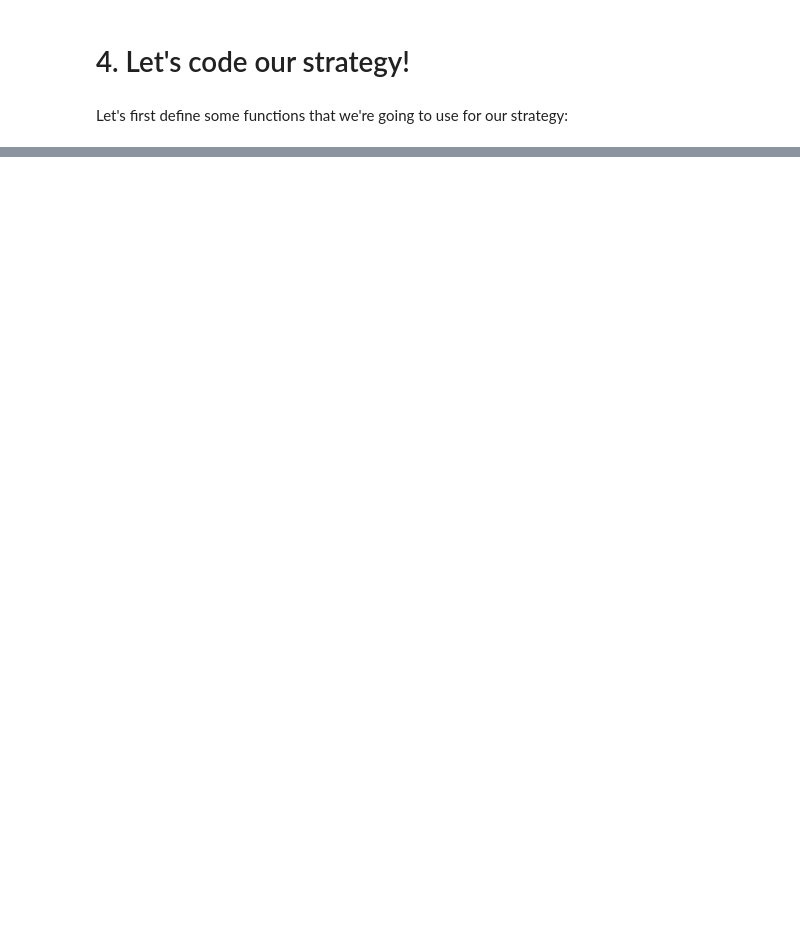
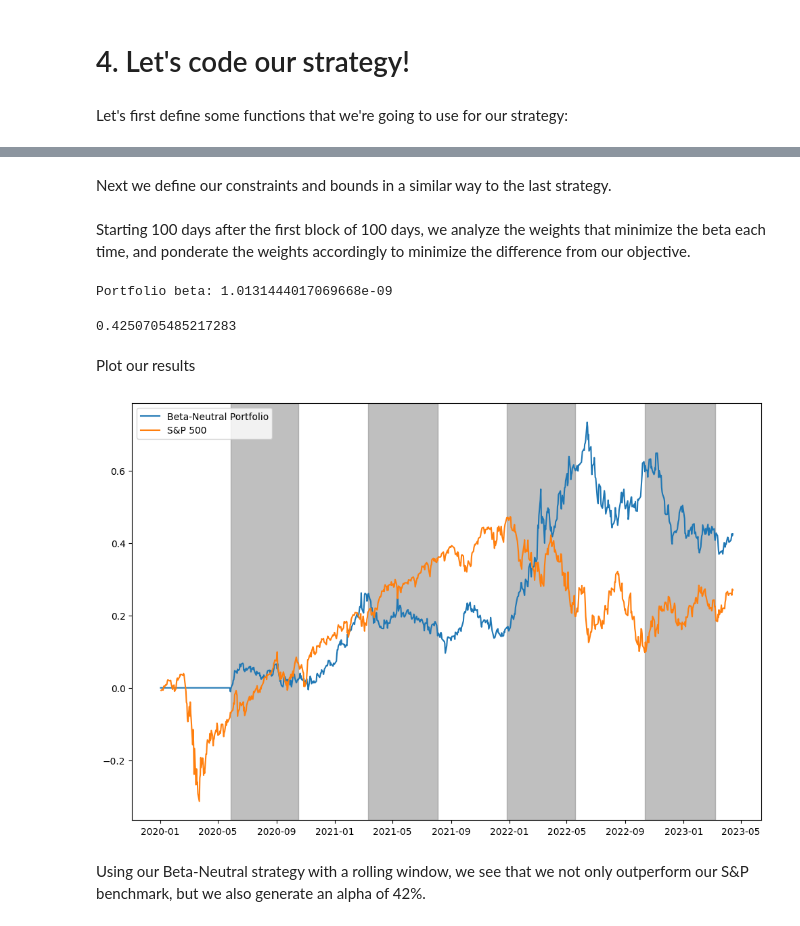
Before and after one commit to CoffeeBeans007/BETANEUT_yt, a Jupyter notebook: BetaNeutral.ipynb, the cells around one changed output, grey strips where cells are left out. Drawn from its saved outputs; the diff is of its cells as text; code cells hidden in the pictures; blank space fills up the shorter version.

```diff
--- a/BetaNeutral.ipynb
+++ b/BetaNeutral.ipynb
@@ -132,0 +220,2 @@ Here, using minimization of beta difference, we realized a positive alpha of 5%
+# %% [markdown]
+Next we define our constraints and bounds in a similar way to the last strategy.
@@ -132,0 +230,50 @@ Here, using minimization of beta difference, we realized a positive alpha of 5%
+# %% [markdown]
+Starting 100 days after the first block of 100 days, we analyze the weights that minimize the beta each time, and ponderate the weights accordingly to minimize the difference from our objective.
+# %%
+
+
+for i in range(100, len(etf_prices)):
+    prices = etf_prices.iloc[i - window_size:i]
+    current_betas = betas.loc[prices.columns, 'Beta']
+    result = minimize(beta_deviation, np.ones(len(current_betas))/len(current_betas), args=(current_betas, 0), constraints=cons, bounds=bounds)
+    weights.append(result.x)
+
+weights = pd.DataFrame(weights, index=etf_prices.index[window_size:], columns=etf_prices.columns)
+
+# Calculate portfolio returns and compare to S&P 500
+portfolio_returns = (etf_prices.pct_change() * weights).sum(axis=1).dropna()
+portfolio_cumulative_returns = (1 + portfolio_returns).cumprod() - 1
+sp500_cumulative_returns = (1 + sp500.pct_change()).cumprod() - 1
+
+# Calculate portfolio beta
+portfolio_betas = calculate_betas(etf_prices, sp500)
+portfolio_beta = np.sum(portfolio_betas['Beta'] * weights.iloc[-1])
+print(f'Portfolio beta: {portfolio_beta}')
+alpha=portfolio_cumulative_returns[-1]
+alpha
+# %% [output]
+Portfolio beta: 1.0131444017069668e-09
+0.4250705485217283
+# %% [markdown]
+Plot our results
+# %%
+plt.rcParams['figure.figsize'] = [12, 8]
+
+
+plt.plot(portfolio_cumulative_returns, label="Beta-Neutral Portfolio")
+plt.plot(sp500_cumulative_returns, label="S&P 500")
+interval = 100
+x=0
+for i in range(0, len(sp500_cumulative_returns), interval):
+
+    start_index = sp500_cumulative_returns.index[i]
+    end_index = sp500_cumulative_returns.index[min(i+interval, len(sp500_cumulative_returns)-1)]
+    x+=1
+    if x % 2 ==0:
+        plt.axvspan(start_index, end_index, color='grey', alpha=0.5)
+plt.legend(loc="upper left")
+plt.show()
+# %% [output]
+[figure, added]
+# %% [markdown]
+Using our Beta-Neutral strategy with a rolling window, we see that we not only outperform our S&P benchmark, but we also generate an alpha of 42%.
```
Also changed, not shown: parts of 23 cells of this notebook.
